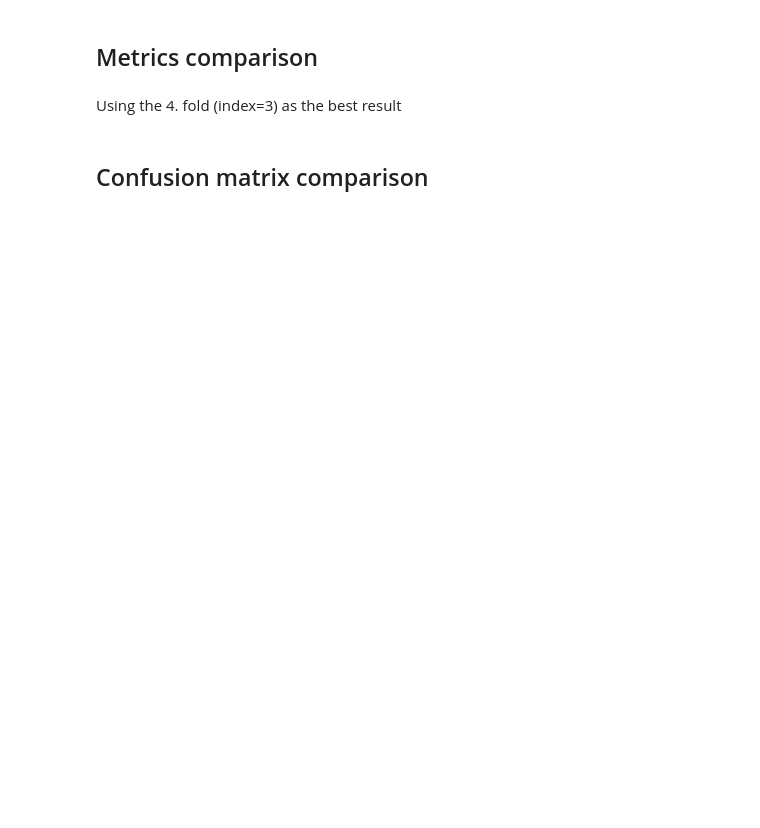
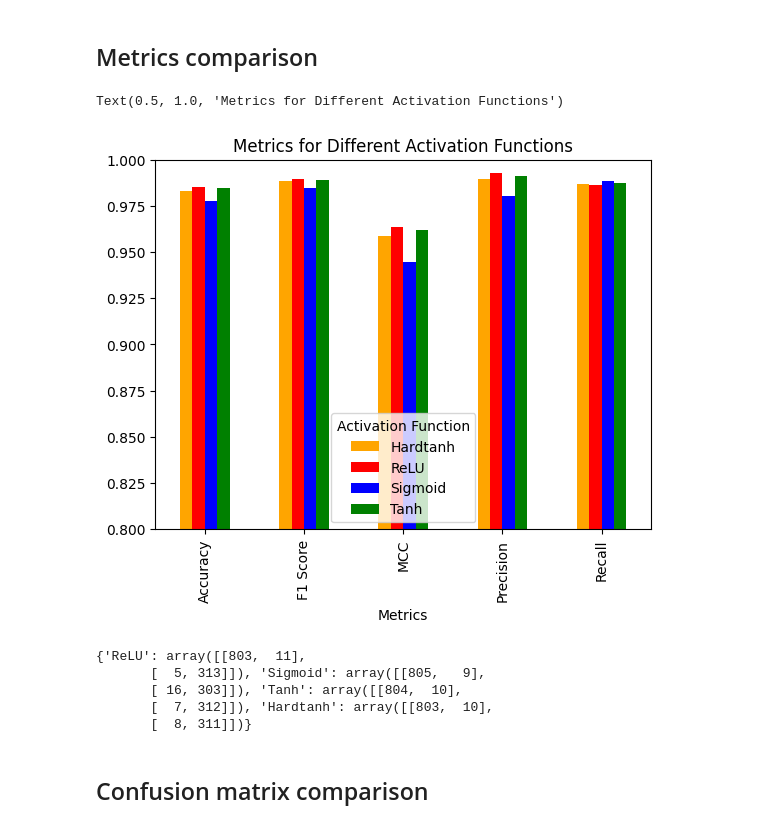
Before and after one commit to uh2000/brown_dwarf_detection, a Jupyter notebook: act_func_test.ipynb, the cells around one changed output. Drawn from its saved outputs; the diff is of its cells as text; code cells hidden in the pictures; blank space fills up the shorter version.

Commit message:
changed from k-fold to separate folds and average results

```diff
--- a/act_func_test.ipynb
+++ b/act_func_test.ipynb
@@ -94,30 +112,26 @@ class NeuralNet(nn.Module):
 # %% [markdown]
 ## Training loop
 # %%
-
-
-
-
+SEED = 1
+torch.manual_seed(SEED) # Added seed for reproducibility for all the activation functions
 act_losses = []
 activation_functions = [nn.ReLU(), nn.Sigmoid(), nn.Tanh(), nn.Hardtanh()]
 act_colors = {"ReLU": "red", "Sigmoid": "blue", "Tanh": "green", "Hardtanh": "orange"}
 for act in activation_functions:
-    SEED = 1234
-    torch.manual_seed(SEED) # Added seed for reproducibility for all the activation functions
     losses = []
     for i in range(len(X_train_tens)):
         # Initialize the neural network
         input_size = X_train_tens[i].shape[1]
         model = NeuralNet(input_size, act)
-        if i > 0:
-            model.load_state_dict(torch.load(f'models/activation_test/{type(act).__name__}/fold{i-1}_binary_classification_model.pth')) #Reuses the model from the previous fold
+        # if i > 0:
+        #     model.load_state_dict(torch.load(f'models/activation_test/{type(act).__name__}/fold{i-1}_binary_classification_model.pth')) #Reuses the model from the previous fold
 
         # Define loss function and optimizer
         criterion = nn.BCELoss()  # Binary Cross-Entropy Loss
         optimizer = optim.Adam(model.parameters())
 
         # Prepare data for training using DataLoader
-        batch_size = 32
+        batch_size = 64
         train_dataset = TensorDataset(X_train_tens[i], y_train_tens[i])
         train_loader = DataLoader(train_dataset, batch_size=batch_size, shuffle=True)
 
@@ -221,15 +273,19 @@ from sklearn.metrics import matthews_corrcoef, accuracy_score, precision_score,
 
 
 act_all_metrics = {}
+act_mean_metrics = {}
 act_all_confusion_matrices = {}
+act_mean_confusion_matrices = {}
 
 for act in activation_functions:
     all_metrics = {}
     all_confusion_matrices = {}
     act_name = type(act).__name__
     print(f"Activation function: {act_name}")
+    print("---------------------------------")
+    temp_F1, temp_MCC, temp_acc, temp_prec, temp_rec = 0,0,0,0,0
     for i in range(len(X_train_tens)):
-        print(f"Evaluating model on fold: {i}")
+        print(f"    Evaluating model on fold: {i}")
         # Load the trained model
         input_size = input_size  # Assuming the input size based on X_train
         model = NeuralNet(input_size, act)
@@ -267,11 +323,19 @@ for act in activation_functions:
 
         #Stores the metrics in a dictionary for easy plotting
         metrics = {'F1 Score': f1, 'MCC': mcc, 'Accuracy': accuracy, 'Precision': precision, 'Recall': recall}
-
+        temp_F1 += f1
+        temp_MCC += mcc
+        temp_acc += accuracy
+        temp_prec += precision
+        temp_rec += recall
+        temp_MCC += mcc
         all_metrics[f"fold_{i}"] = metrics
         all_confusion_matrices[f"fold_{i}"] = conf_matrix
         print(f"Testing: {metrics['MCC']}")
-
+    print("---------------------------------")
+    print("\n")
     #Saving the metrics and confusion matrices with respective act. func. for later use
     act_all_metrics[act_name] = all_metrics
     act_all_confusion_matrices[act_name] = all_confusion_matrices
+    act_mean_metrics[act_name] = {'F1 Score': temp_F1/len(X_train_tens), 'MCC': temp_MCC/len(X_train_tens), 'Accuracy': temp_acc/len(X_train_tens), 'Precision': temp_prec/len(X_train_tens), 'Recall': temp_rec/len(X_train_tens)}
+    act_mean_confusion_matrices[act_name] = temp_MCC/len(X_train_tens)
@@ -278,4 +360,2 @@ for act in activation_functions:
 # %% [markdown]
 ## Metrics comparison
-# %% [markdown]
-Using the 4. fold (index=3) as the best result
@@ -285,16 +362,37 @@ confusion_matrix_3 = {key: value["fold_3"] for key, value in act_all_confusion_m
 # %%
-data_metric = pd.DataFrame(metrics_3)
+data_metric = pd.DataFrame(act_mean_metrics)
 #Reset the index to make 'Metrics' a column
 data_metric = data_metric.reset_index().rename(columns={'index': 'Metrics'})
 
 
 data_metric = pd.melt(data_metric, id_vars='Metrics', var_name='Activation Function', value_name='Value')
 
 data_metric = data_metric.set_index(['Metrics', 'Activation Function']).Value
 colors = ["orange", "red", "blue", "green"]
 data_metric.unstack().plot(kind='bar', stacked=False, color = colors)
 plt.ylim(0.8,1)
 plt.title("Metrics for Different Activation Functions")
+# %% [output]
+Text(0.5, 1.0, 'Metrics for Different Activation Functions')
+[figure, added]
+# %%
+act_mean_confusion_matrices
+# act_all_confusion_matrices
+act_all_confusion_matrices
+
+mean_confusion_matrices = {}
+for act_func, matrices in act_all_confusion_matrices.items():
+    stacked_matrices = np.dstack(list(matrices.values()))
+    mean_matrix = np.mean(stacked_matrices, axis=2, dtype=int)
+    mean_confusion_matrices[act_func] = mean_matrix
+
+print(mean_confusion_matrices)
+# %% [output]
+{'ReLU': array([[803,  11],
+       [  5, 313]]), 'Sigmoid': array([[805,   9],
+       [ 16, 303]]), 'Tanh': array([[804,  10],
+       [  7, 312]]), 'Hardtanh': array([[803,  10],
+       [  8, 311]])}
 # %% [markdown]
 ## Confusion matrix comparison
 # %%
```
Also changed, not shown: parts of 9 cells of this notebook.
